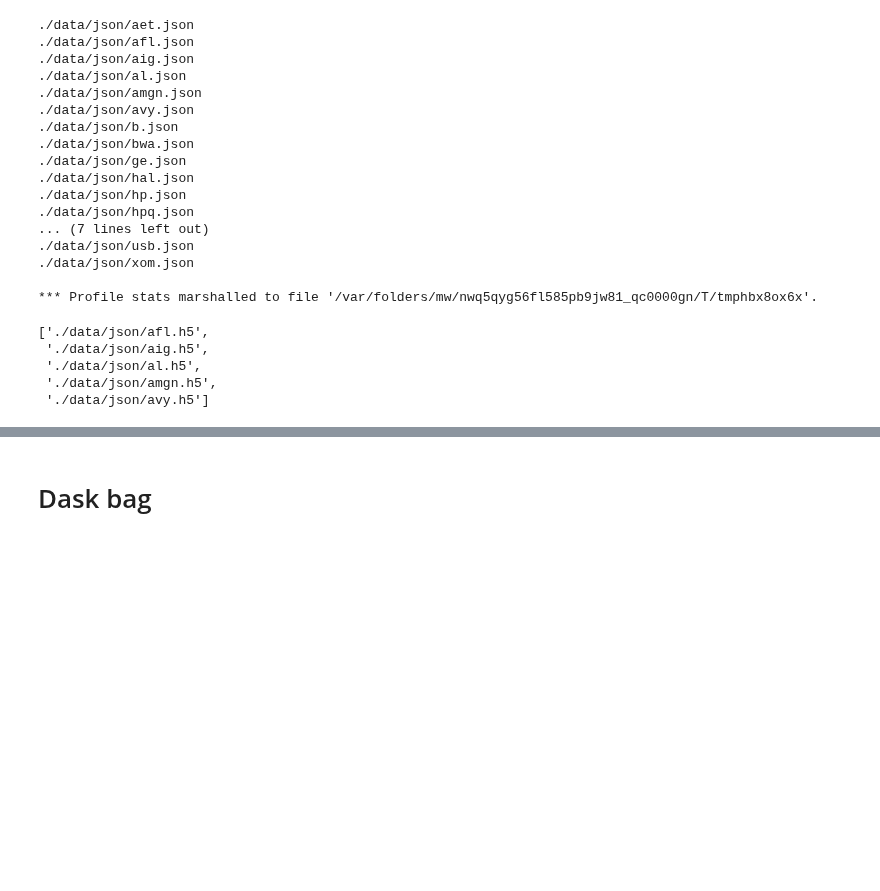
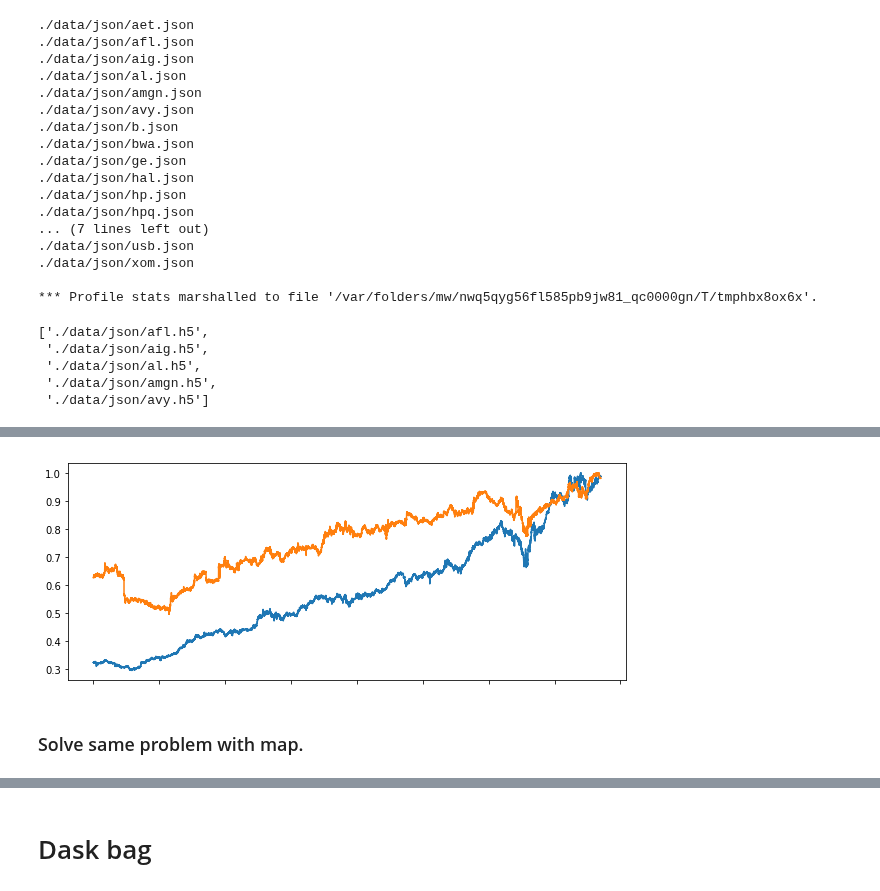
Before and after one commit to pnavaro/math-python, a Jupyter notebook: 24.PySpark.ipynb, the cells around one changed output, grey strips where cells are left out. Saved outputs shown, nothing was run; the diff lists cells and outputs as text; code cells hidden in the pictures; blank space fills up the shorter version.

```diff
--- a/24.PySpark.ipynb
+++ b/24.PySpark.ipynb
@@ -272,0 +298,16 @@ filenames[:5]
+# %%
+series = {}
+for fn in filenames:
+    series[fn] = pd.read_hdf(fn)['close']
+# %%
+%%time
+
+results = {}
+
+for a in filenames:
+    for b in filenames:
+        if a != b:
+            results[a, b] = series[a].corr(series[b])
+
+((a, b), corr) = max(results.items(), key=lambda kv: kv[1])
+print("%s matches with %s with correlation %f" % (a, b, corr))
@@ -272,0 +318,11 @@ filenames[:5]
+# %%
+%matplotlib inline
+from matplotlib import pyplot as plt
+plt.figure(figsize=(10, 4))
+plt.plot(series[a] / series[a].max())
+plt.plot(series[b] / series[b].max())
+plt.xticks(visible=False);
+# %% [output]
+[figure, added]
+# %% [markdown]
+### Solve same problem with map.
```
Also changed, not shown: parts of 19 cells of this notebook, 6 other files.
